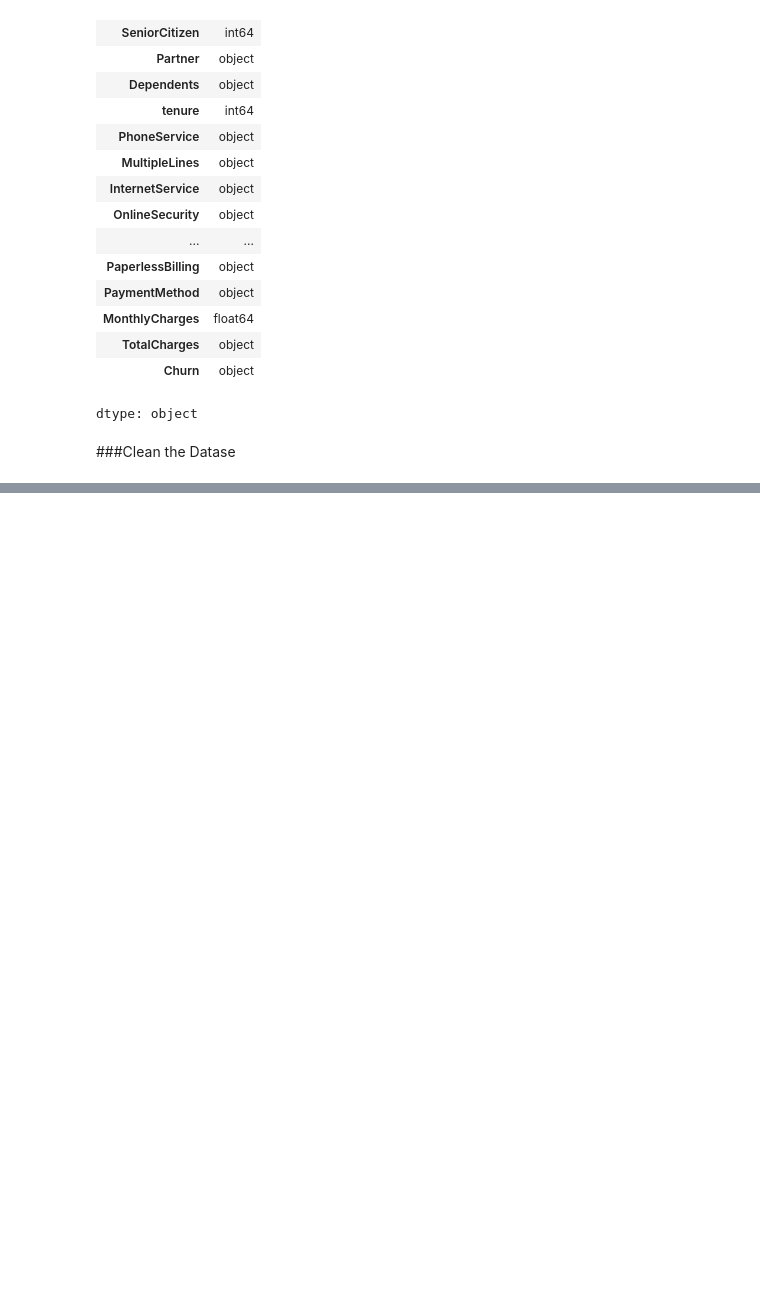
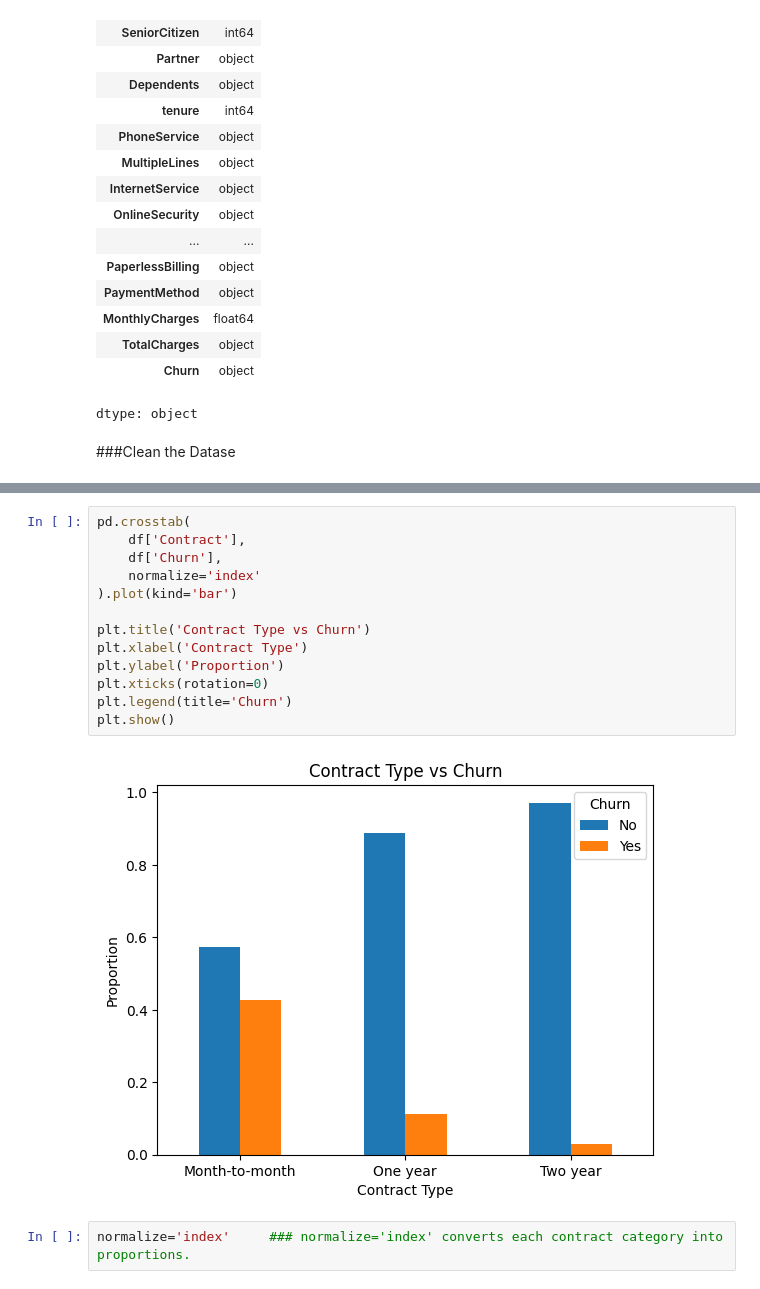
Before and after one commit to Shashank-sketchAl/ML-90-Day-Challenge-, a Jupyter notebook: Day5_Customer_Churn_Prediction.ipynb, the cells around one changed output, grey strips where cells are left out. Saved outputs shown, nothing was run; the diff lists cells and outputs as text; blank space fills up the shorter version.

```diff
--- a/Day5_Customer_Churn_Prediction.ipynb
+++ b/Day5_Customer_Churn_Prediction.ipynb
@@ -189,0 +330,17 @@ dtype: object
+# %%
+pd.crosstab(
+    df['Contract'],
+    df['Churn'],
+    normalize='index'
+).plot(kind='bar')
+
+plt.title('Contract Type vs Churn')
+plt.xlabel('Contract Type')
+plt.ylabel('Proportion')
+plt.xticks(rotation=0)
+plt.legend(title='Churn')
+plt.show()
+# %% [output]
+[figure, added]
+# %%
+normalize='index'     ### normalize='index' converts each contract category into proportions.
```
Also changed, not shown: parts of 32 cells of this notebook.
